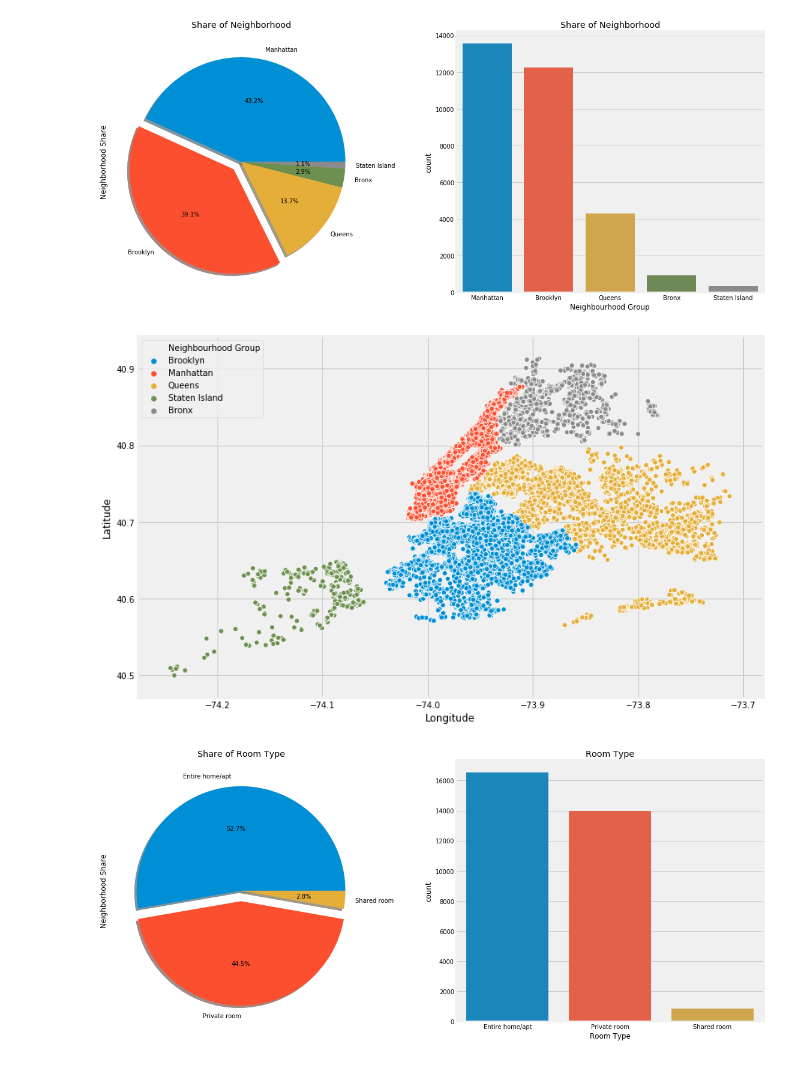
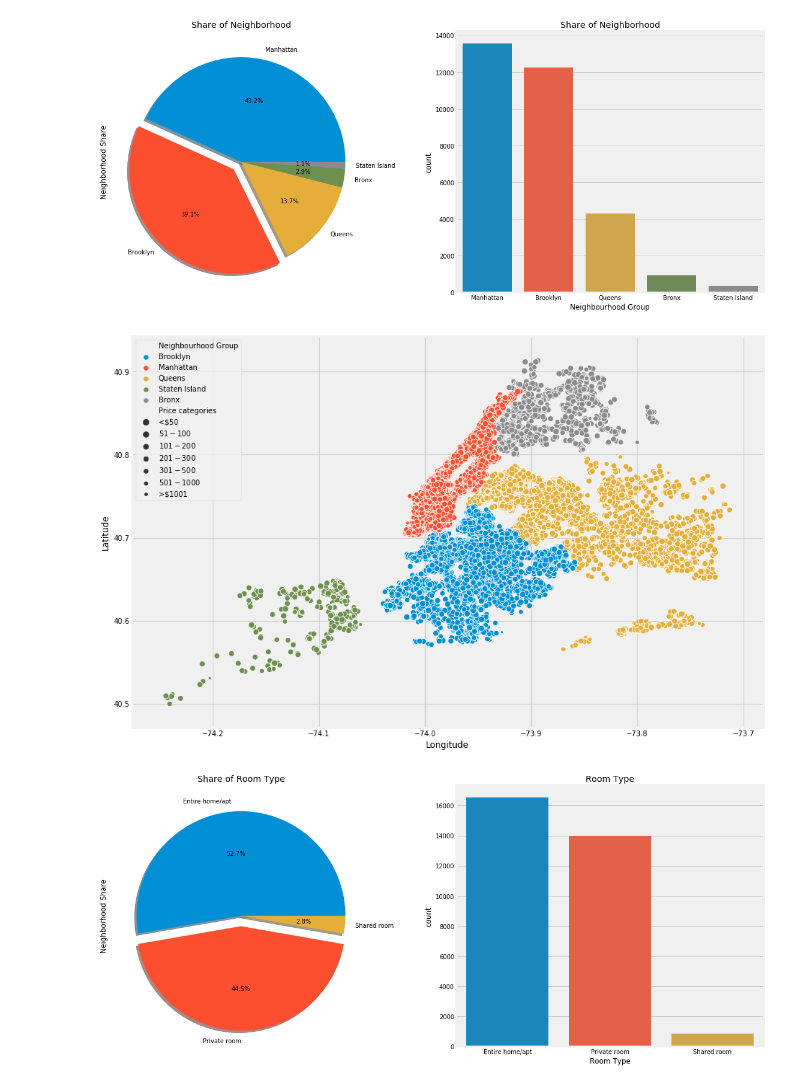
Before and after one commit to hayden4davey/Project1-Group2, a Jupyter notebook: shao data exploring.ipynb, the cells around one changed output. Cells and saved outputs as stored; diff of their text form; code cells hidden in the pictures.

```diff
--- a/shao data exploring.ipynb
+++ b/shao data exploring.ipynb
@@ -167,11 +167,11 @@ plt.show()
 # %% [output]
 [figure]
 # %%
-plt.figure(figsize=(12,8))
-sns.scatterplot(data['Longitude'],data['Latitude'],hue =data[ "Neighbourhood Group"])
+plt.figure(figsize=(14,10))
+sns.scatterplot(data['Longitude'],data['Latitude'],hue =data[ "Neighbourhood Group"],size=data['Price categories'])
 plt.show()
 # %% [output]
-[figure, old version]
+[figure, new version]
 # %%
 # Room Type
 f,ax=plt.subplots(1,2,figsize=(18,8))
```
Also changed, not shown: parts of 1 cell of this notebook.
